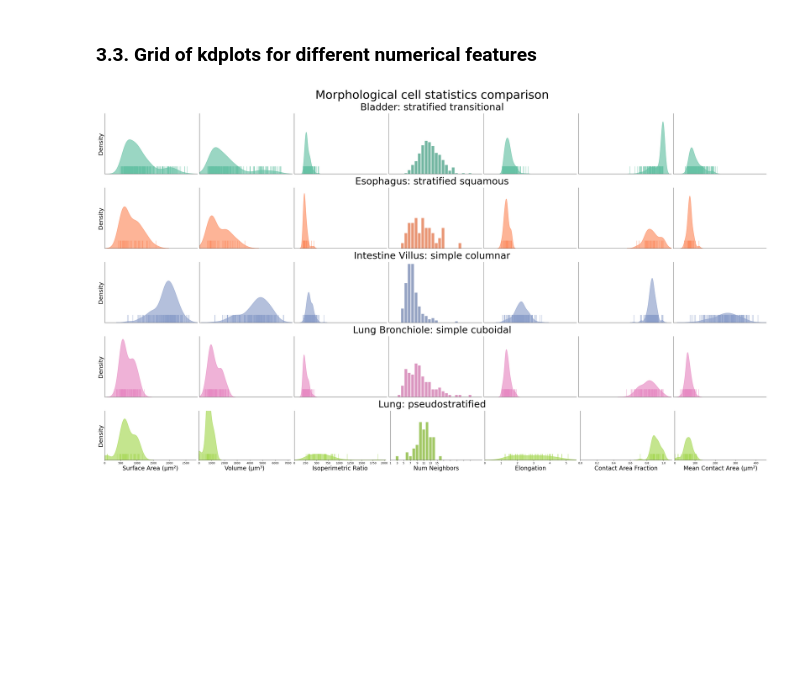
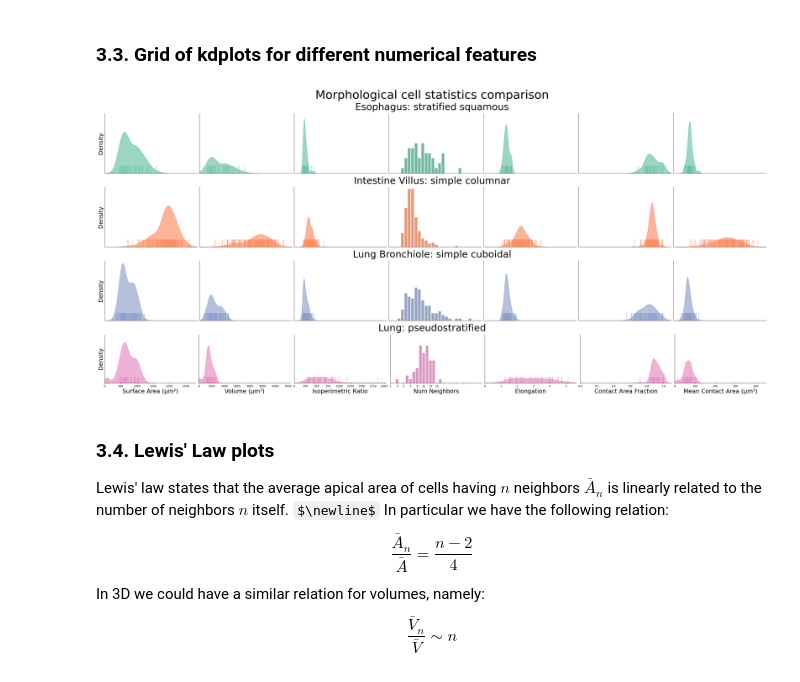
Before and after one commit to AntanasMurelis/EpiStats, a Jupyter notebook: src/tutorials/plots_tutorial.ipynb, the cells around one changed output. Drawn from its saved outputs; the diff is of its cells as text; code cells hidden in the pictures; some formulas as TeX source; blank space fills up the shorter version.

```diff
--- a/src/tutorials/plots_tutorial.ipynb
+++ b/src/tutorials/plots_tutorial.ipynb
@@ -16,9 +16,9 @@ os.getcwd()
 ## 1. Load the tissue dataframes
 # %%
 # Load dataframes
-out_root_path = '../outputs/outputs_v3'
+out_root_path = '../outputs/outputs_v4'
 df_files = [
-    'output_bladder_control_curated_segmentation_s_10_e_6_d_8/cell_stats/stats_dataset_bladder.csv',
+    # 'output_bladder_control_curated_segmentation_s_10_e_6_d_8/cell_stats/stats_dataset_bladder.csv',
     'output_esophagus_Z2_curated_crop_s_10_e_6_d_8/cell_stats/stats_dataset_esophagus.csv',
     'output_intestine_sample2_b_curated_segmentation_relabel_seq_s_10_e_6_d_8/cell_stats/stats_dataset_intestine_villus.csv',
     'output_lung_new_sample_b_curated_segmentation_central_crop_relabel_seq_s_10_e_6_d_8/cell_stats/stats_dataset_lung_bronchiole.csv',
@@ -45,3 +45,17 @@ cell_stats_df
+# %%
+import ast
+
+# If using v4 of collected statistics run this cell
+cell_stats_df['principal_axis_and_elongation'] = cell_stats_df['principal_axis_and_elongation'].apply(
+    lambda x: x.split(',')[0].replace('(', '')
+)
+cell_stats_df['principal_axis_and_elongation'] = cell_stats_df['principal_axis_and_elongation'].apply(
+    lambda x: ast.literal_eval(x)
+)
+cell_stats_df['elongation'] = cell_stats_df['principal_axis_and_elongation']
+cell_stats_df.drop(columns=['principal_axis_and_elongation'], inplace=True)
+
+cell_stats_df["num_neighbors_2D_principal"] = cell_stats_df['neighbors_2D_principal'].apply(lambda x: [len(l) for l in x])
 # %% [markdown]
 ## 2. Process dataframe (outlier detection, numerical features extraction, standardization, ...)
 # %%
@@ -172,25 +188,33 @@ sp.pca_plots(
 # %%
 uoms = [
     '\u00B5m' + '\u00B2',
     '\u00B5m' + '\u00B3',
     None,
     None,
     None,
     None,
     '\u00B5m' + '\u00B2'
 ]
 
-y_lims = [0.002, 0.0010, 0.012, 0.25, 3.0, 14, 0.040]
+y_lims = [0.002, 0.002, 0.012, 0.25, 3.0, 14, 0.040]
 
 sp.features_grid_kdplots(
     df=numeric_cell_stats_df,
     features=numerical_features,
     y_lims=y_lims,
     remove_outliers=True,
     units_of_measure=uoms,
     color_map=cell_cmap,
     save_dir=save_plots_dir,
     show=True
 )
 # %% [output]
-[figure, old version]
+[figure, new version]
+# %% [markdown]
+### 3.4. Lewis' Law plots
+
+Lewis' law states that the average apical area of cells having $n$ neighbors $\bar{A}_n$ is linearly related to the number of neighbors $n$ itself. $\newline$
+In particular we have the following relation:
+$$ \frac{\bar{A}_n}{\bar{A}} = \frac{n - 2}{4} $$
+In 3D we could have a similar relation for volumes, namely:
+$$ \frac{\bar{V}_n}{\bar{V}} \sim n $$
```
Also changed, not shown: parts of 26 cells of this notebook, 5 other files.
